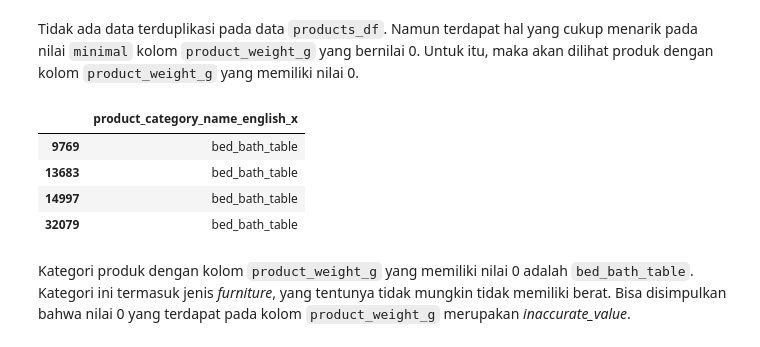
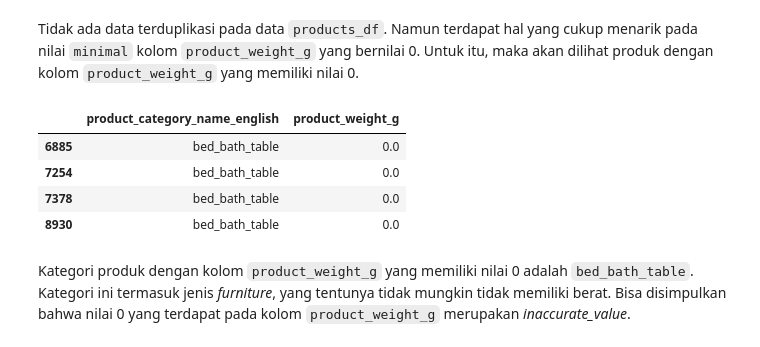
Before and after one commit to OscOkt021/dicoding-submission-data-analyst, a Jupyter notebook: submission/Proyek_Analisis_Data.ipynb, the cells around one changed output. Drawn from its saved outputs; the diff is of its cells as text; code cells hidden in the pictures.

```diff
--- a/submission/Proyek_Analisis_Data.ipynb
+++ b/submission/Proyek_Analisis_Data.ipynb
@@ -478,22 +479,21 @@ Tidak ada data terduplikasi pada data `products_df`. Namun terdapat hal yang cuk
 # %%
 # Menggabungkan products_df dengan product_category_df agar nama produk menggunakan bahasa Inggris
 
-products_df = pd.merge(
-    left=products_df,
-    right=product_category_df,
+products_eng_df = pd.merge(
+    left=product_category_df,
+    right=products_df,
     how='left',
     left_on='product_category_name',
     right_on='product_category_name',
 )
 
-
-products_df.loc[products_df['product_weight_g']==0, ['product_category_name_english_x',]]
+products_eng_df.loc[products_eng_df['product_weight_g']==0, ['product_category_name_english','product_weight_g']]
 # %% [output]
-|  | product_category_name_english_x |
-| 9769 | bed_bath_table |
-| 13683 | bed_bath_table |
-| 14997 | bed_bath_table |
-| 32079 | bed_bath_table |
+|  | product_category_name_english | product_weight_g |
+| 6885 | bed_bath_table | 0.0 |
+| 7254 | bed_bath_table | 0.0 |
+| 7378 | bed_bath_table | 0.0 |
+| 8930 | bed_bath_table | 0.0 |
 # %% [markdown]
 Kategori produk dengan kolom `product_weight_g` yang memiliki nilai 0 adalah `bed_bath_table`. Kategori ini termasuk jenis *furniture*, yang tentunya tidak mungkin tidak memiliki berat. Bisa disimpulkan bahwa nilai 0 yang terdapat pada kolom `product_weight_g` merupakan *inaccurate_value*.
 # %% [markdown]
```
Also changed, not shown: parts of 35 cells of this notebook.
